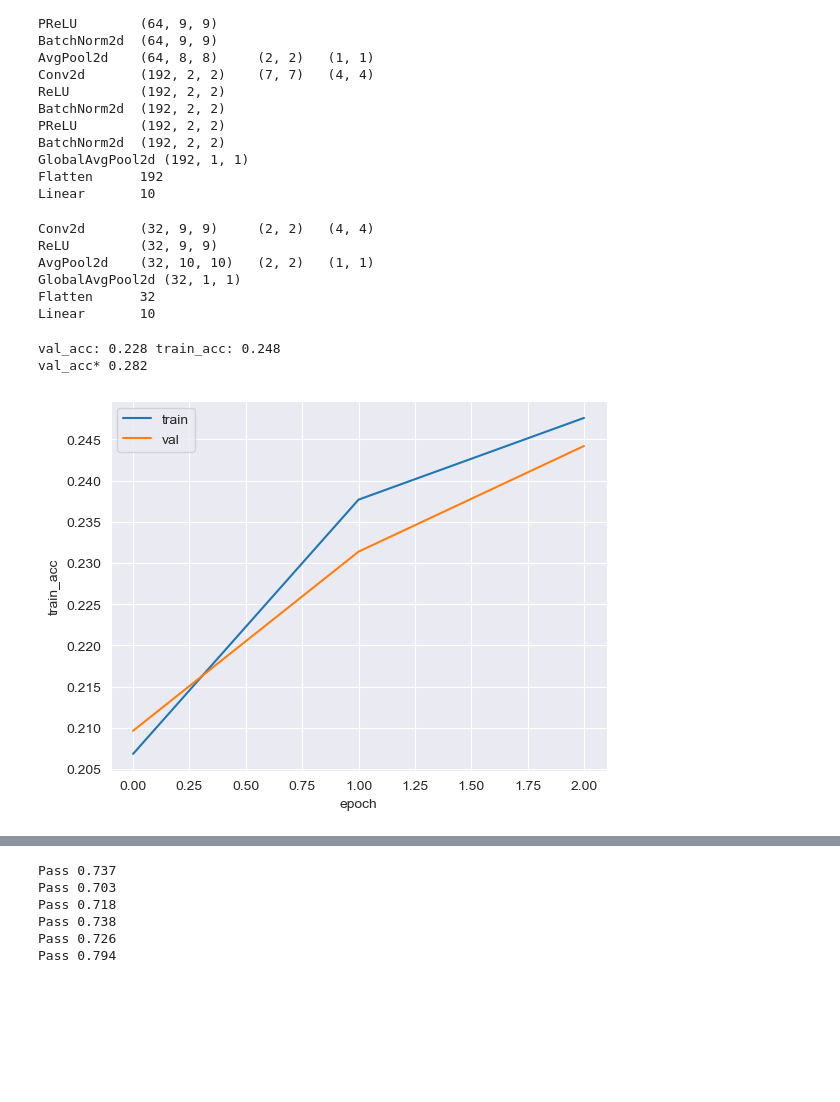
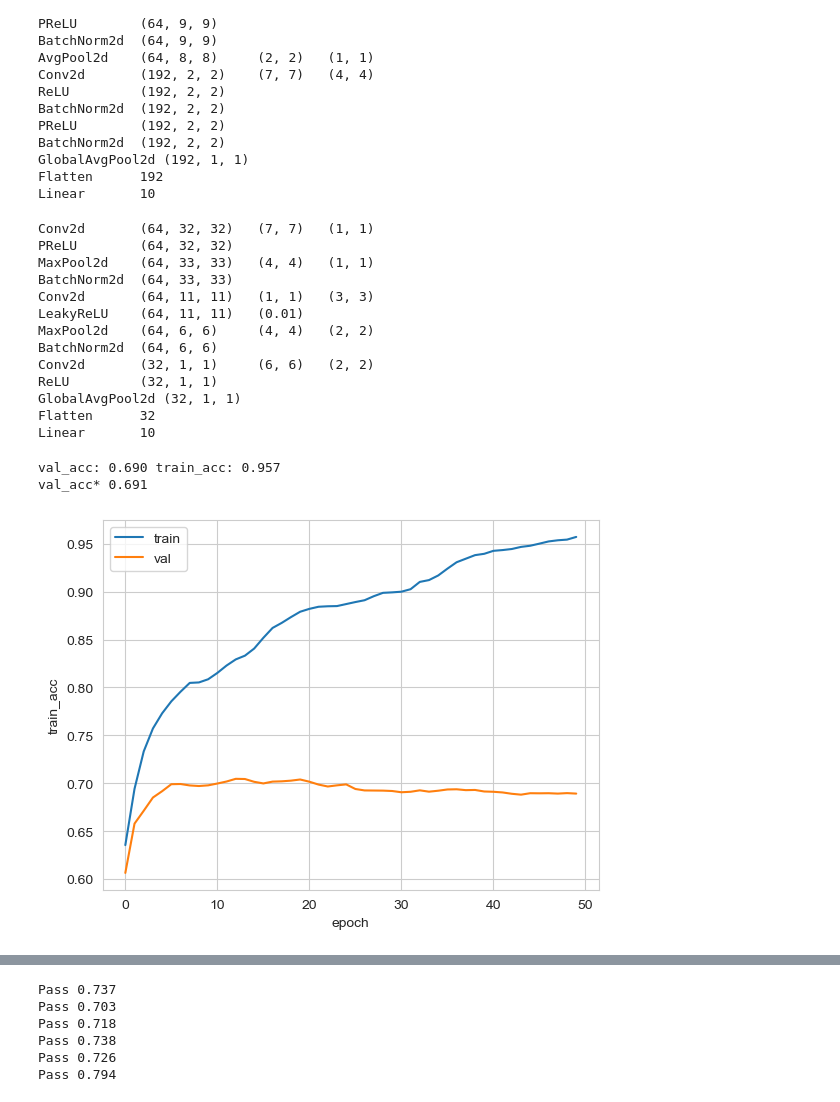
Before and after one commit to alkorolyov/sophius, a Jupyter notebook: notebooks/05_2_gen_models.ipynb, the cells around one changed output, grey strips where cells are left out. Cells and saved outputs as stored; diff of their text form; code cells hidden in the pictures; blank space fills up the shorter version.

```diff
--- a/notebooks/05_2_gen_models.ipynb
+++ b/notebooks/05_2_gen_models.ipynb
@@ -85,40 +82,47 @@ print(model_tmpl)
 val_acc_threshold = 0.6
 
 train_params = {
     'val_size': 10000,
     'batch_size': 256,
-    'num_epoch': 3,
+    'num_epoch': 50,
     'random_seed':42,
     'optimizer': 'AdamW',
     'opt_params': {
         'lr': 1e-3,
     },
     'scheduler': 'ExponentialLR',
     'sch_params': {
         'gamma': 0.95,
     },
 }
 
 res = train_on_gpu_ex(
     model=model,
     dataset=cifar_gpu,
     verbose=True,
     **train_params,
 )
 print('val_acc* %.3f' % (estimate_acc(model_tmpl)))
 
 sns.lineplot(res, x='epoch', y='train_acc', label='train')
 sns.lineplot(res, x='epoch', y='val_acc', label='val');
 # %% [output]
-Conv2d       (32, 9, 9)     (2, 2)   (4, 4)
-ReLU         (32, 9, 9)
-AvgPool2d    (32, 10, 10)   (2, 2)   (1, 1)
+Conv2d       (64, 32, 32)   (7, 7)   (1, 1)
+PReLU        (64, 32, 32)
+MaxPool2d    (64, 33, 33)   (4, 4)   (1, 1)
+BatchNorm2d  (64, 33, 33)
+Conv2d       (64, 11, 11)   (1, 1)   (3, 3)
+LeakyReLU    (64, 11, 11)   (0.01)
+MaxPool2d    (64, 6, 6)     (4, 4)   (2, 2)
+BatchNorm2d  (64, 6, 6)
+Conv2d       (32, 1, 1)     (6, 6)   (2, 2)
+ReLU         (32, 1, 1)
 GlobalAvgPool2d (32, 1, 1)
 Flatten      32
 Linear       10
-val_acc: 0.228 train_acc: 0.248
-val_acc* 0.282
+val_acc: 0.690 train_acc: 0.957
+val_acc* 0.691
-[figure, old version]
+[figure, new version]
 # %%
 import sqlite3
 from sophius.utils import hash_dict
```
Also changed, not shown: parts of 6 cells of this notebook, 2 other files.
